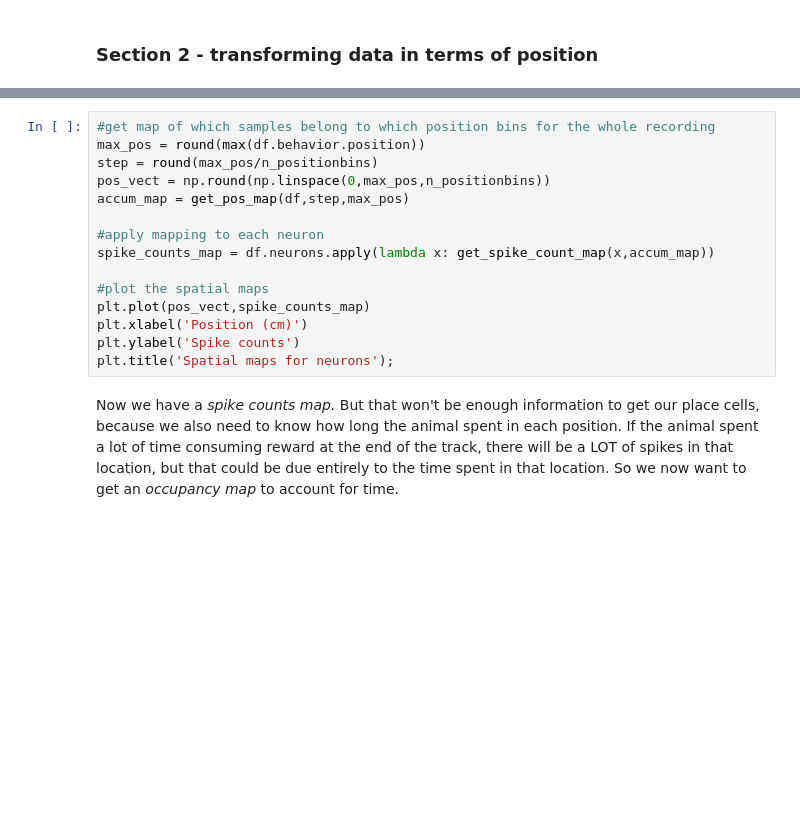
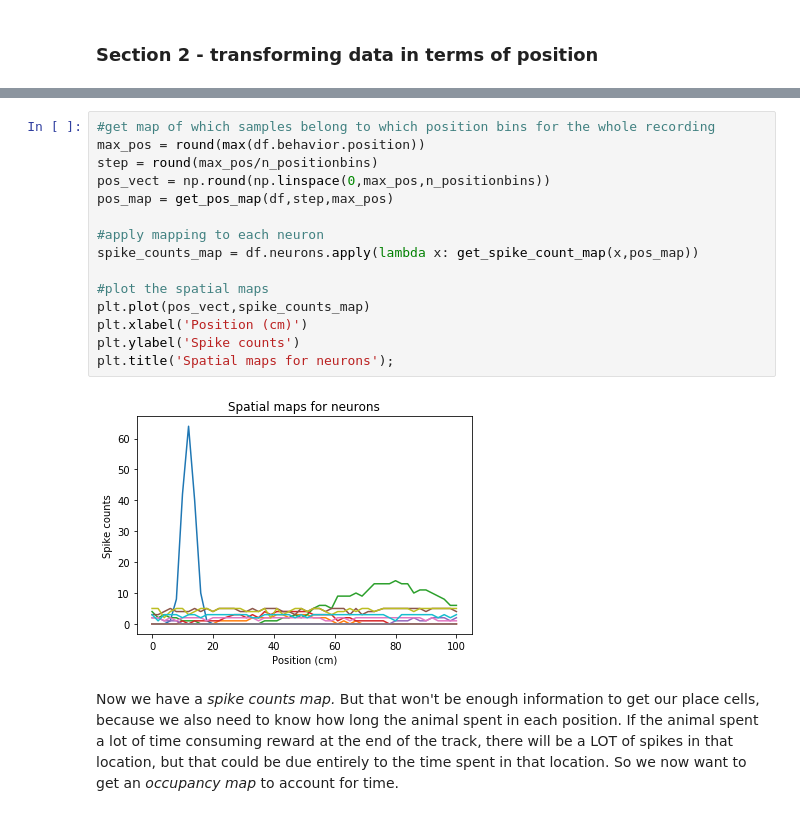
Before and after one commit to stephprince/place-cell-tutorial, a Jupyter notebook: place_cell_tutorial.ipynb, the cells around one changed output, grey strips where cells are left out. Saved outputs shown, nothing was run; the diff lists cells and outputs as text; blank space fills up the shorter version.

```diff
--- a/place_cell_tutorial.ipynb
+++ b/place_cell_tutorial.ipynb
@@ -147,18 +180,20 @@ Now we want to get our data put in terms of position and make a *spike counts ma
 # %%
 #get map of which samples belong to which position bins for the whole recording
 max_pos = round(max(df.behavior.position))
 step = round(max_pos/n_positionbins)
 pos_vect = np.round(np.linspace(0,max_pos,n_positionbins))
-accum_map = get_pos_map(df,step,max_pos)
+pos_map = get_pos_map(df,step,max_pos)
 
 #apply mapping to each neuron
-spike_counts_map = df.neurons.apply(lambda x: get_spike_count_map(x,accum_map))
+spike_counts_map = df.neurons.apply(lambda x: get_spike_count_map(x,pos_map))
 
 #plot the spatial maps
 plt.plot(pos_vect,spike_counts_map)
 plt.xlabel('Position (cm)')
 plt.ylabel('Spike counts')
 plt.title('Spatial maps for neurons');
+# %% [output]
+[figure, added]
 # %% [markdown]
 Now we have a *spike counts map.* But that won't be enough information to get our place cells, because we also need to know how long the animal spent in each position. If the animal spent a lot of time consuming reward at the end of the track, there will be a LOT of spikes in that location, but that could be due entirely to the time spent in that location. So we now want to get an *occupancy map* to account for time.
 # %%
```
Also changed, not shown: parts of 8 cells of this notebook.
